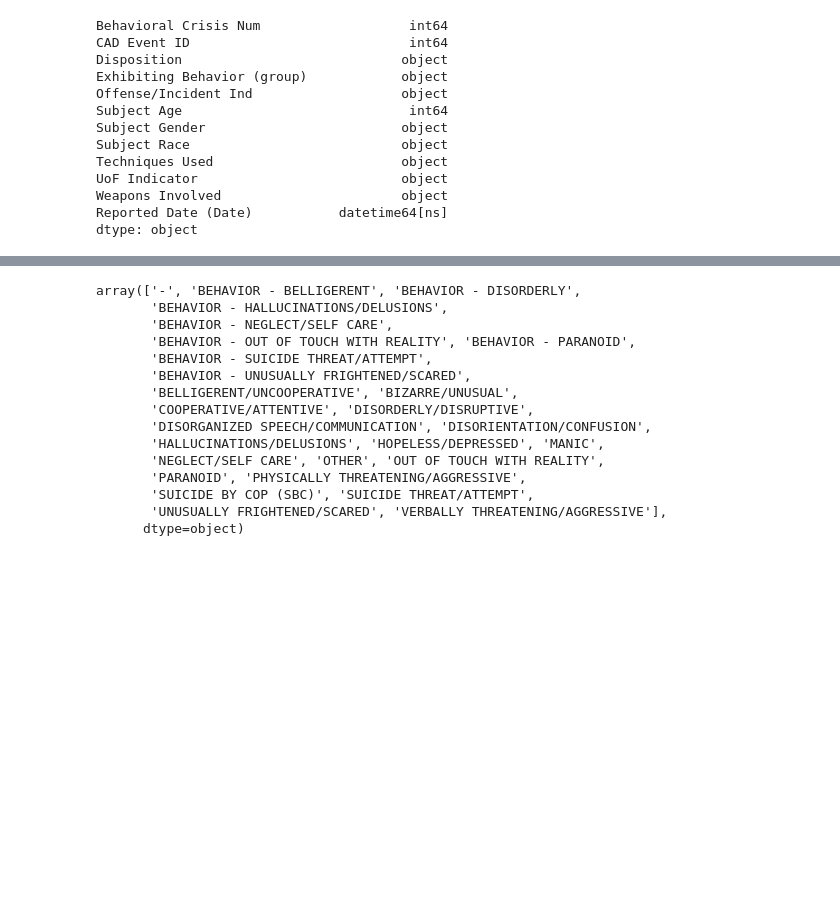
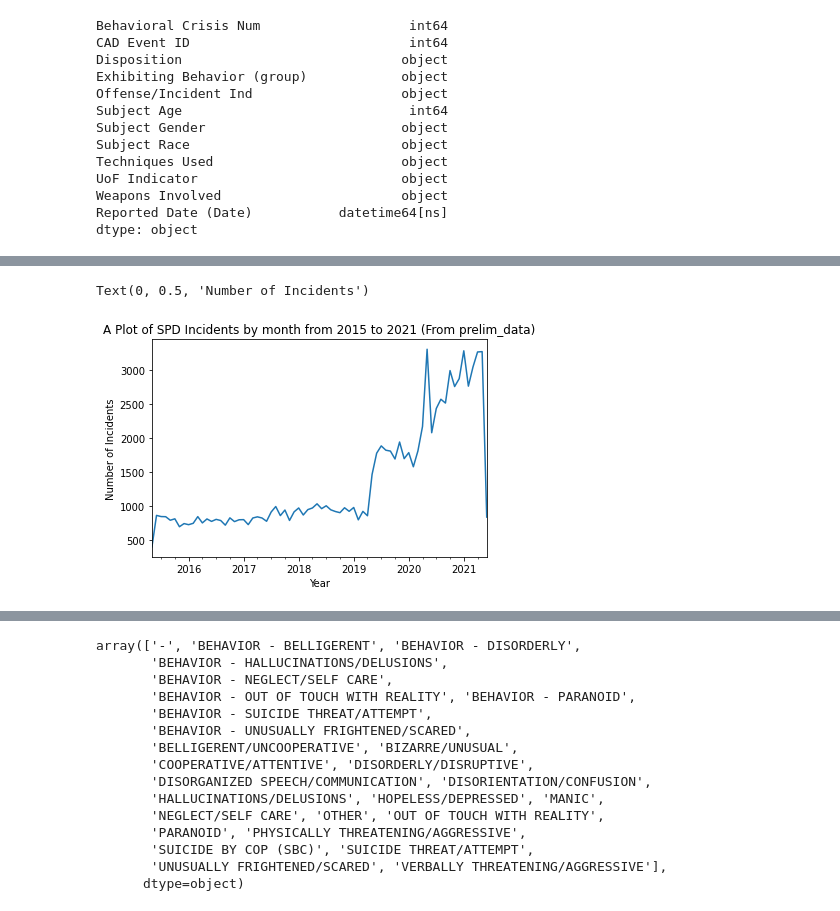
Before and after one commit to msenosain/spd-use-of-force_DS4A, a Jupyter notebook: notebooks/10_EDA_crisis.ipynb, the cells around one changed output, grey strips where cells are left out. Cells and saved outputs as stored; diff of their text form; code cells hidden in the pictures; blank space fills up the shorter version.

```diff
--- a/notebooks/10_EDA_crisis.ipynb
+++ b/notebooks/10_EDA_crisis.ipynb
@@ -48,3 +116,22 @@ df['Weapons Involved'] = df['Weapons Involved'].str.replace("HANDGUN", "FIREARM"
 df['Weapons Involved'] = df['Weapons Involved'].str.replace ("RIFLE", "FIREARM", regex = True)
 df['Weapons Involved'] = df['Weapons Involved'].str.replace ("SHOTGUN", "FIREARM", regex = True)
 df['Weapons Involved'] = df['Weapons Involved'].str.replace ("OTHER FIREARM", "FIREARM", regex = True)
+# %%
+df = df.rename(columns = {'Exhibiting Behavior (group)': 'Behavior',
+                          'Reported Date (Date)': 'Date',
+                          'Offense/Incident Ind': 'OffenseIncident',
+                          'Subject Age': 'Age',
+                          'Subject Gender': 'Gender',
+                          'Subject Race': 'Race',
+                          'Techniques Used': 'Techniques',
+                          'UoF Indicator': 'UoF',
+                          'Weapons Involved': 'Weapons'})
+#Convert ‘Date’ to DateTime ****NEW****
+df['Date'] = pd.to_datetime(df['Date'])
+# %%
+#Converts to the Month of each year
+df['MONTH'] = df['Date'].dt.to_period('M')
+#Group by number of incidents in each month/year
+monthly_incidents = df.groupby(['MONTH']).size()
+#result
+monthly_incidents
@@ -50,0 +152,9 @@ df['Weapons Involved'] = df['Weapons Involved'].str.replace ("OTHER FIREARM", "F
+# %%
+monthly_incidents.plot()
+#labels
+plt.title('A Plot of SPD Incidents by month from 2015 to 2021 (From prelim_data)')
+plt.xlabel('Year')
+plt.ylabel('Number of Incidents')
+# %% [output]
+Text(0, 0.5, 'Number of Incidents')
+[figure, added]
```
Also changed, not shown: parts of 19 cells of this notebook.
